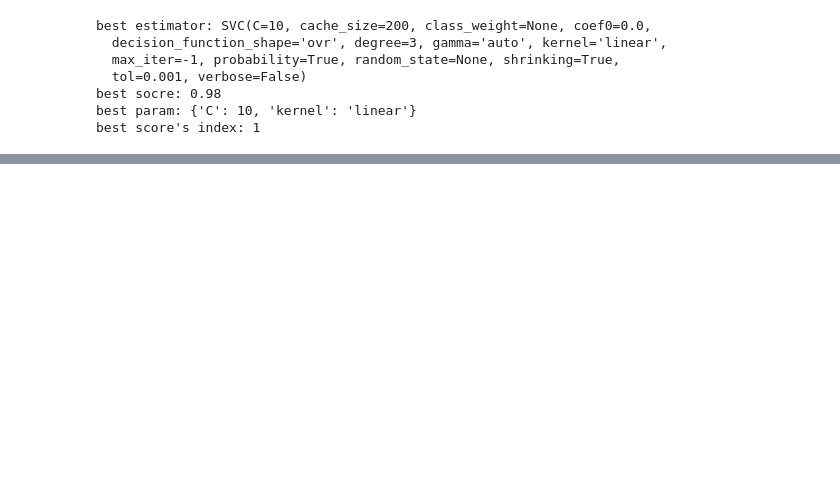
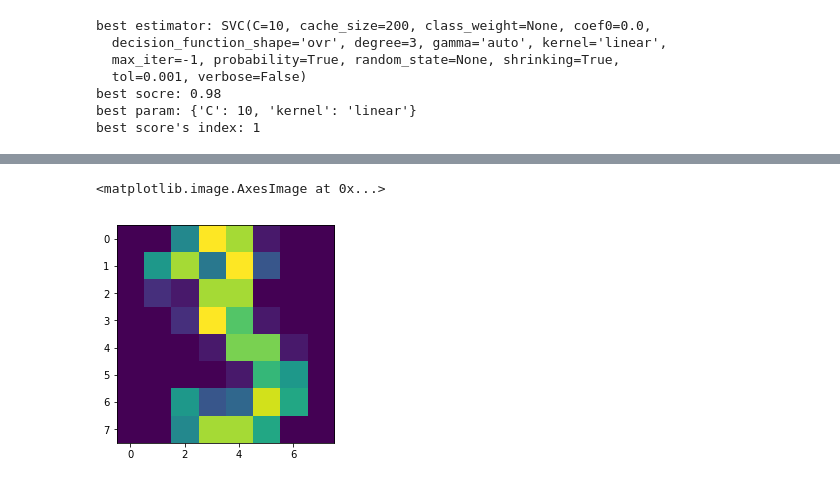
Before and after one commit to YK-Orfeluna/svm_lecture, a Jupyter notebook: classification.ipynb, the cells around one changed output, grey strips where cells are left out. Cells and saved outputs as stored; diff of their text form; code cells hidden in the pictures; blank space fills up the shorter version.

```diff
--- a/classification.ipynb
+++ b/classification.ipynb
@@ -244,0 +385,5 @@ best score's index: 1
+# %%
+plt.imshow(digits.images[3])
+# %% [output]
+<matplotlib.image.AxesImage at 0x...>
+[figure, added]
```
Also changed, not shown: parts of 28 cells of this notebook.
